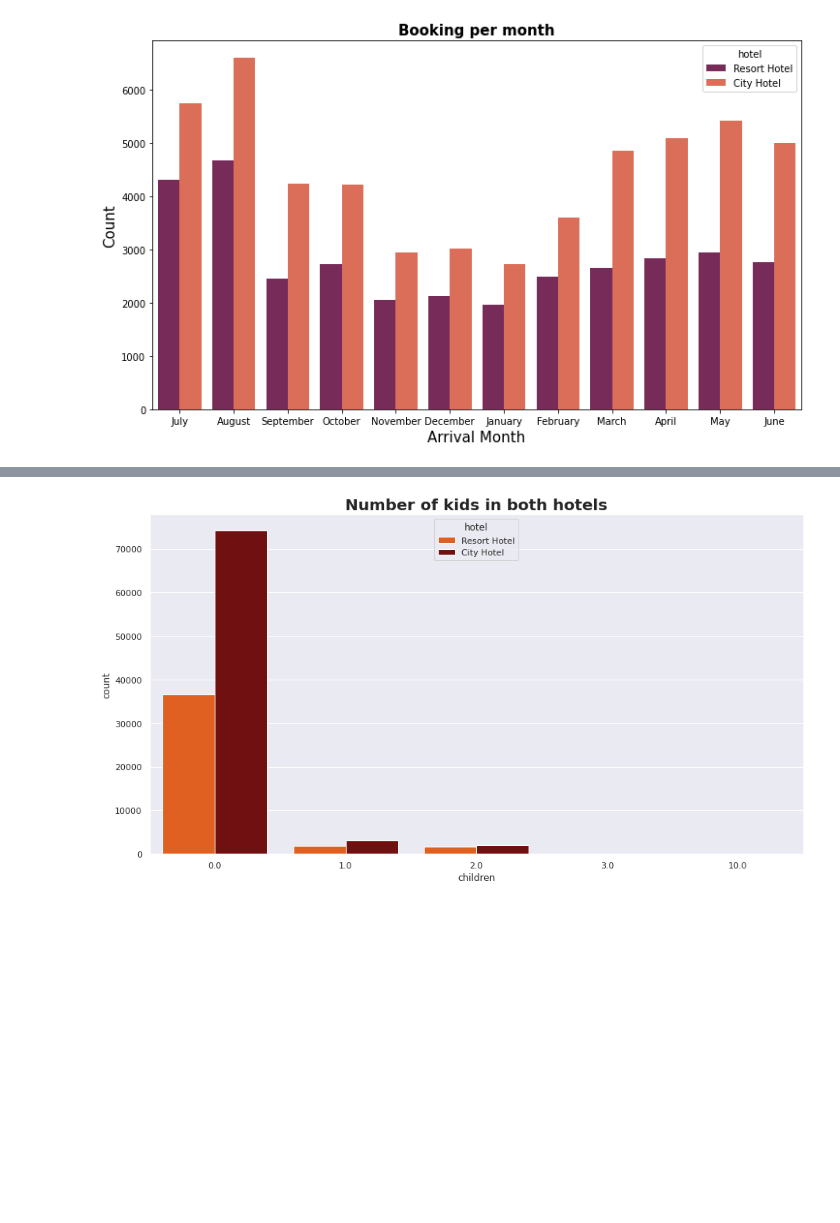
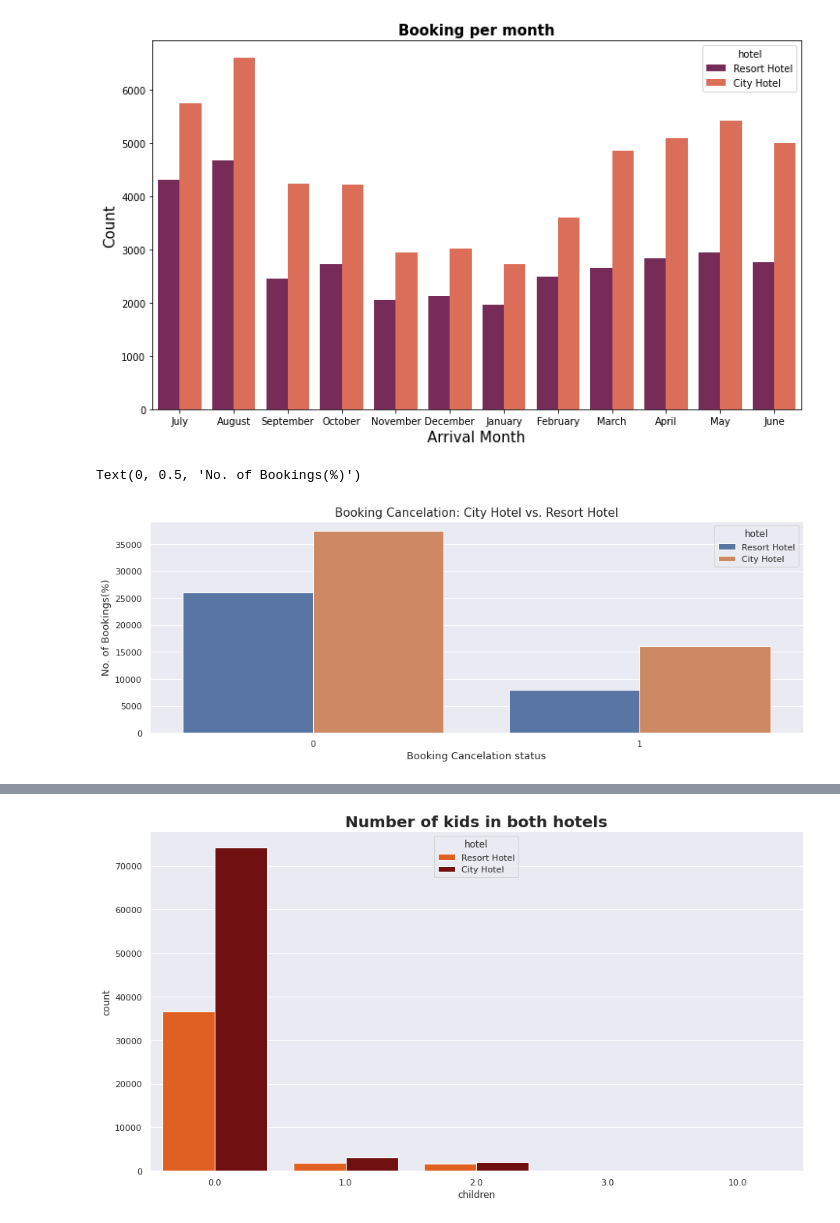
Before and after one commit to Tanjul5/Hotel_Booking_Analysis, a Jupyter notebook: Hotel_Booking_Analysis_Capstone_Project.ipynb, the cells around one changed output, grey strips where cells are left out. Saved outputs shown, nothing was run; the diff lists cells and outputs as text; code cells hidden in the pictures; blank space fills up the shorter version.

```diff
--- a/Hotel_Booking_Analysis_Capstone_Project.ipynb
+++ b/Hotel_Booking_Analysis_Capstone_Project.ipynb
@@ -200,3 +200,12 @@ plt.ylabel('Count',size = 15)
 # %% [output]
 Text(0, 0.5, 'Count')
 [figure]
+# %%
+plt.rcParams['figure.figsize']= (15,5)
+sns.countplot(data = df, x = 'is_canceled', hue = 'hotel')
+plt.title('Booking Cancelation: City Hotel vs. Resort Hotel',fontsize=15)
+plt.xlabel('Booking Cancelation status', fontsize=13)
+plt.ylabel('No. of Bookings(%)', fontsize=13)
+# %% [output]
+Text(0, 0.5, 'No. of Bookings(%)')
+[figure, added]
```
Also changed, not shown: parts of 14 cells of this notebook.
